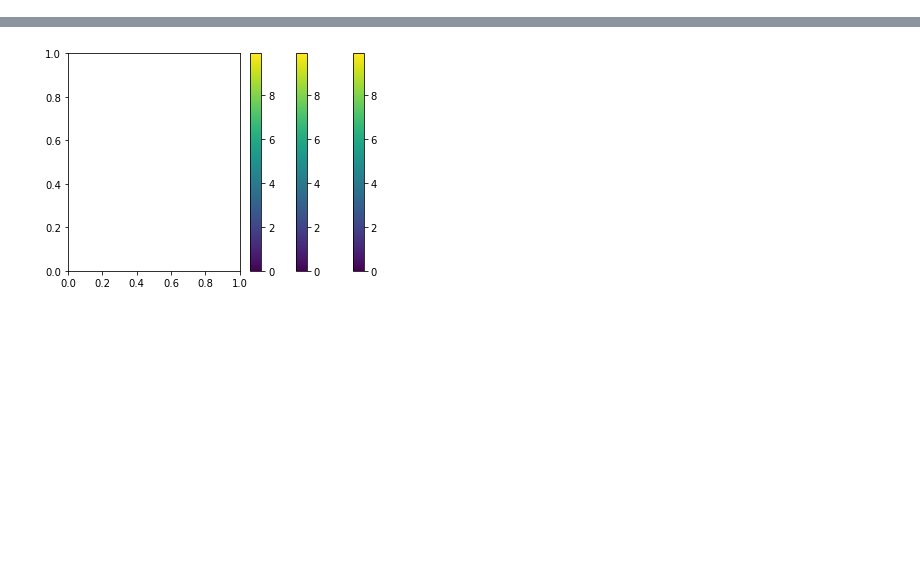
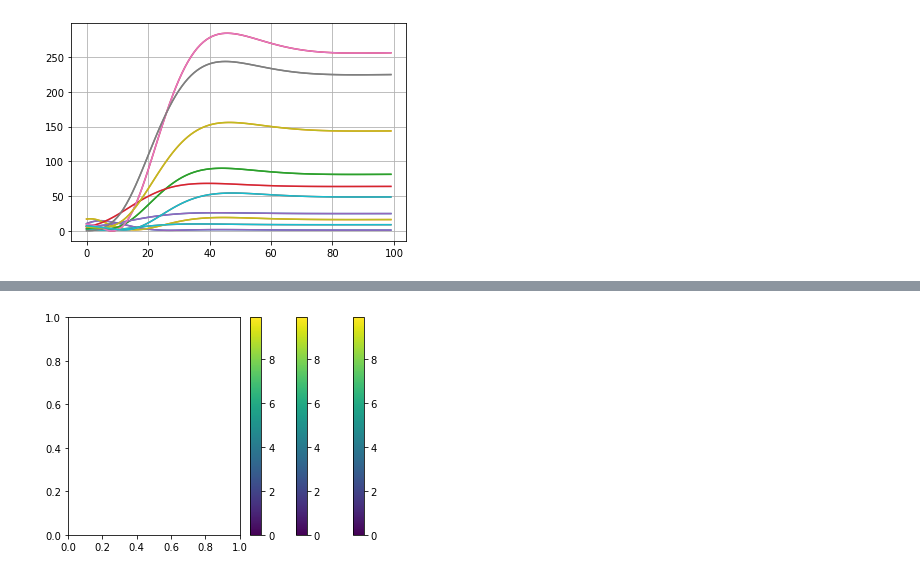
Before and after one commit to dev10110/SwarmSimulator, a Jupyter notebook: Testing/test_1.ipynb, the cells around one changed output, grey strips where cells are left out. Cells and saved outputs as stored; diff of their text form; code cells hidden in the pictures; blank space fills up the shorter version.

```diff
--- a/Testing/test_1.ipynb
+++ b/Testing/test_1.ipynb
@@ -170,0 +248,9 @@ plt.show()
+# %%
+for i in range(N):
+    for j in range(N):
+        if i is not j:
+            plt.plot((pList[i].history.px-pList[j].history.px)**2 +(pList[i].history.py-pList[j].history.py)**2)
+
+plt.grid()
+# %% [output]
+[figure, added]
```
Also changed, not shown: parts of 12 cells of this notebook.
